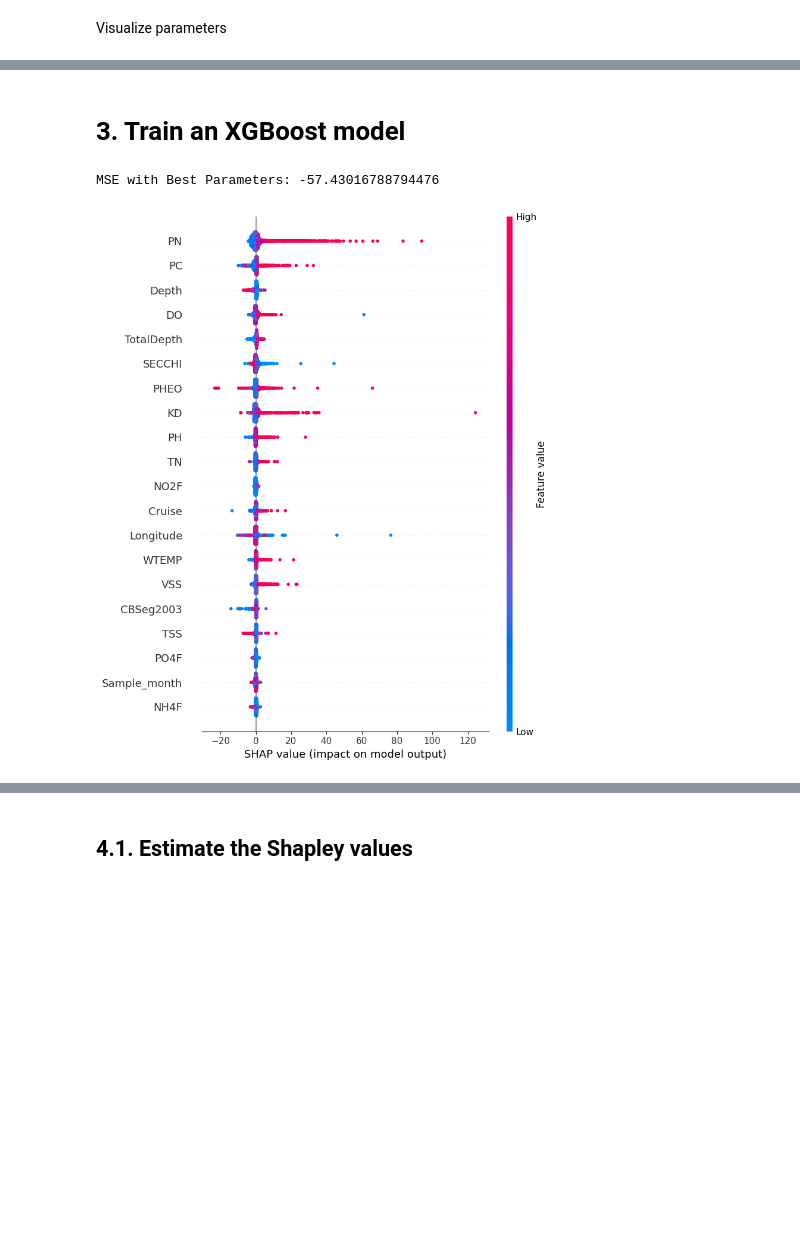
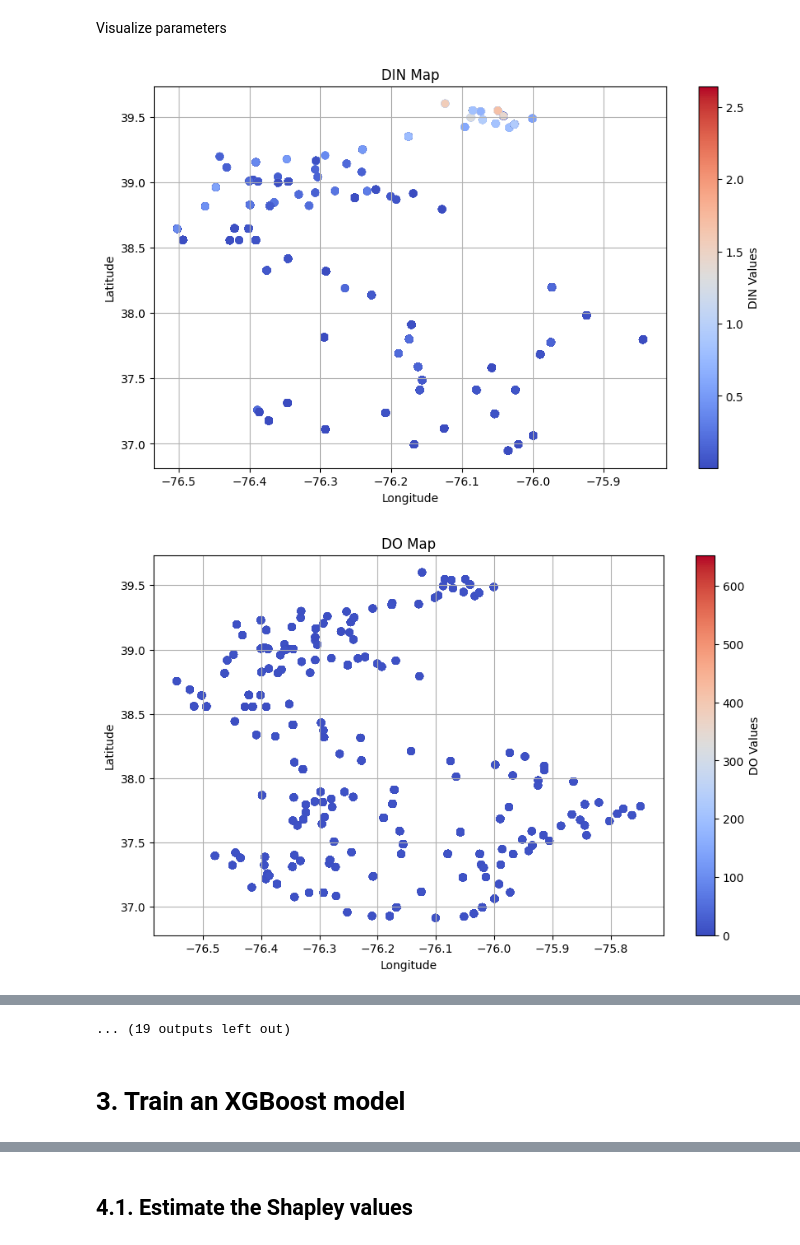
Before and after one commit to pushkarsathe89/na-erdos-fellows-monorepo, a Jupyter notebook: notebooks/plankton-patrol_ChesapeakeBayProject-WaterQuality.ipynb, the cells around one changed output, grey strips where cells are left out. Saved outputs shown, nothing was run; the diff lists cells and outputs as text; code cells hidden in the pictures; blank space fills up the shorter version.

```diff
--- a/notebooks/plankton-patrol_ChesapeakeBayProject-WaterQuality.ipynb
+++ b/notebooks/plankton-patrol_ChesapeakeBayProject-WaterQuality.ipynb
@@ -192,7 +192,7 @@ def combine_date_time_strings(df, date_col, time_col):
 
 
 # Function to convert columns to appropriate types
-def convert_dtypes(df):data_clean
+def convert_dtypes(df):
     for col in df.columns:
         df[col] = df[col].replace("nan", np.nan)
         # print(df[col][564463])
@@ -392,7 +392,7 @@ def visualize_param_map(df, parameter, path):
     scatter = plt.scatter(longitude, latitude, c=cha, cmap='coolwarm', marker='o')
 
     # Add a color bar
-    plt.colorbar(scatter, label='CHA Values')
+    plt.colorbar(scatter, label=f'{parameter} Values')
 
     # Add labels and title
     plt.title(f'{parameter} Map')
@@ -408,12 +408,15 @@ Visualize parameters
 # %%
 listparams =['DIN', 'DO', 'DOC', 'DON', 'DOP',
        'DO_SAT_P', 'FSS', 'KD', 'NH4F', 'NO23F', 'NO2F', 'NO3F', 'PC', 'PH',
        'PHEO', 'PN', 'PO4F', 'PP', 'SALINITY', 'SECCHI',
        'SIF', 'SIGMA_T', 'SPCOND', 'TDN', 'TDP', 'TN', 'TON', 'TP', 'TSS',
        'VSS', 'WTEMP']
 
 
-# import os
-# path = "../data/visualizations"
-# for p in listparams:
-#     visualize_param_map(data_clean, p, os.path.join(path, f"{p}.png"))
+import os
+path = "../data/visualizations/waterquality"
+for p in listparams:
+    visualize_param_map(data_clean, p, os.path.join(path, f"{p}.png"))
+# %% [output]
+[figure, added]
+[figure, added]
@@ -420,3 +433,4 @@ listparams =['DIN', 'DO', 'DOC', 'DON', 'DOP',
+... (19 outputs left out)
 # %%
 # df = X_train
 # print("Original DataFrame:")
@@ -567,9 +581,6 @@ for model_name, (model, param_grid) in models.items():
     #     f"shap_summary_plot_best_{model_name}_fold-{i}.png", bbox_inches="tight"
     # )
     # plt.close()
-# %% [output]
-MSE with Best Parameters: -57.43016788794476
-[figure, removed]
 # %%
 for shap_values in allshapvalues:
     # shap.plots.waterfall(shap_values[50], max_display=58)
```
Also changed, not shown: parts of 4 cells of this notebook, 3 other files.
